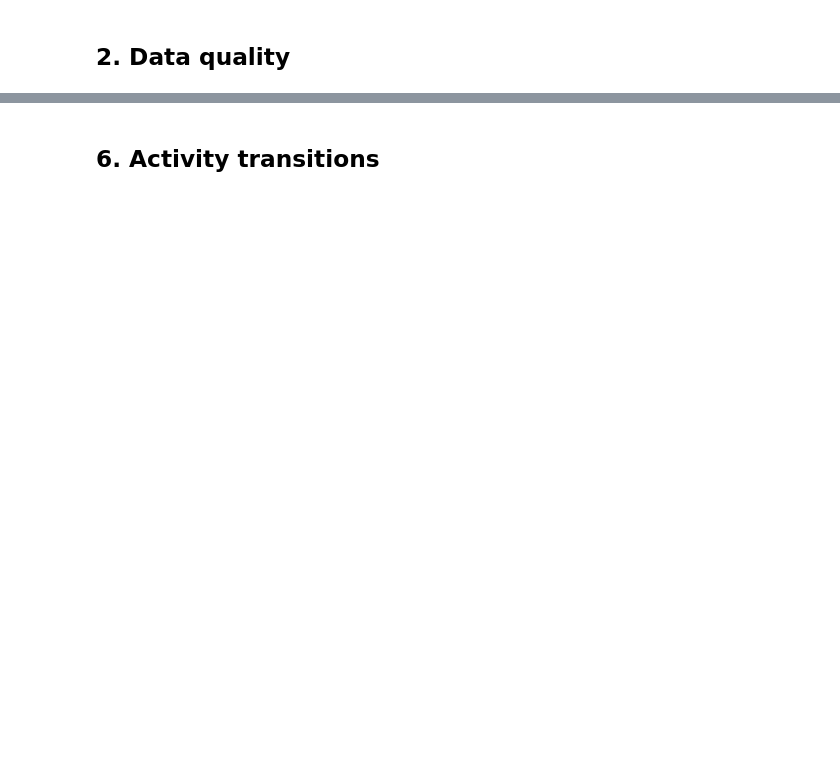
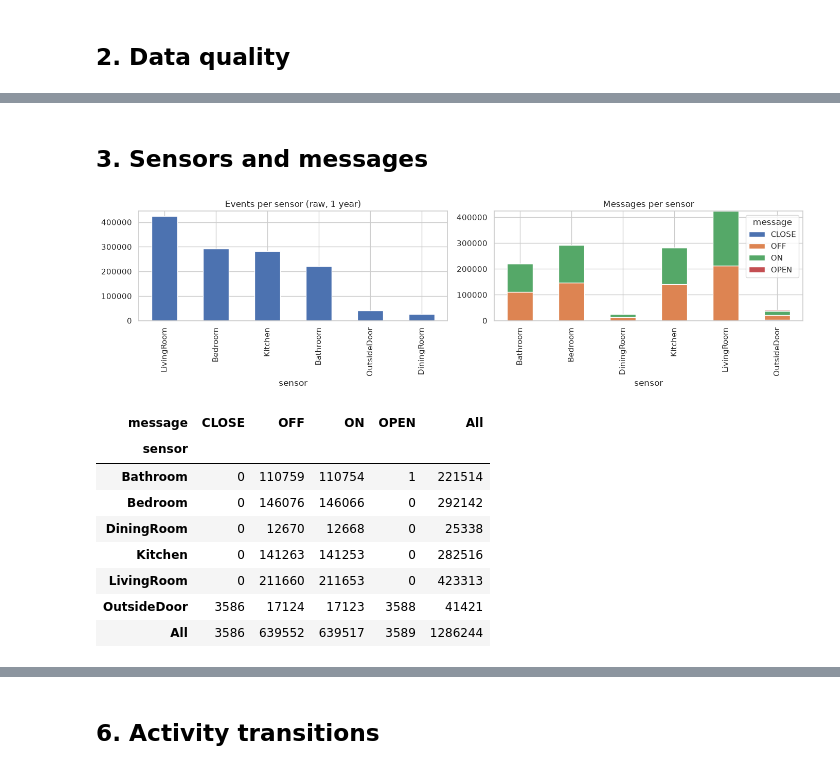
Before and after one commit to Kumarutkarsh9470/Assignment, a Jupyter notebook: 01_EDA_CASAS.ipynb, the cells around one changed output, grey strips where cells are left out. Saved outputs shown, nothing was run; the diff lists cells and outputs as text; code cells hidden in the pictures; blank space fills up the shorter version.

```diff
--- a/01_EDA_CASAS.ipynb
+++ b/01_EDA_CASAS.ipynb
@@ -230,3 +0,0 @@ inv.sort_values("size_MB", ascending=False).head(20)
-# %%
-df = load_casas(DATA_DIR, max_files=MAX_FILES, cache=OUT_DIR / f"casas_events_{MAX_FILES or 'all'}.parquet")
-df.head(10)
@@ -241,0 +41,26 @@ df.describe(include="all").T
+# %%
+def load_raw(path):
+    df = pd.read_csv(path, sep=" ", header=None, names=["date", "time", "sensor", "message"])
+    df["timestamp"] = pd.to_datetime(df["date"] + " " + df["time"], format="ISO8601")
+    return df[["timestamp", "sensor", "message"]].astype({"sensor": "category", "message": "category"})
+
+
+def load_labeled(path):
+    df = pd.read_csv(path, header=None, names=["date", "time", "sensor", "message", "label"])
+    df["timestamp"] = pd.to_datetime(df["date"] + " " + df["time"], format="ISO8601")
+    m = df["label"].str.extract(r'^(\w+)(?:="(begin|end)")?$')
+    name, mark = m[0], m[1]
+    state = pd.Series(np.select([mark.eq("begin"), mark.eq("end")], [name, "<end>"], ""), index=df.index)
+    state = state.replace("", np.nan).ffill()
+    inside = state.notna() & state.ne("<end>")
+    df["activity"] = np.where(mark.eq("end"), name, np.where(inside, state, name.fillna("Other")))
+    df = df.sort_values("timestamp", kind="stable").reset_index(drop=True)
+    return df[["timestamp", "sensor", "message", "activity"]].astype(
+        {"sensor": "category", "message": "category", "activity": "category"})
+
+
+raw = load_raw(RAW)
+lab = load_labeled(LAB)
+print("raw:", raw.shape, "| labeled:", lab.shape)
+display(raw.head())
+display(lab.head())
@@ -385,0 +114,7 @@ plt.title("Where do activities happen? (activity x room)"); plt.show()
+# %%
+days = raw.set_index("timestamp").resample("D").size()
+print("days in range:", len(days), "| days with no events:", int((days == 0).sum()))
+gaps = raw.timestamp.diff()
+print("longest gaps between events:")
+top = gaps.nlargest(5)
+pd.DataFrame({"gap": top.values, "after": raw.timestamp[top.index - 1].values})
@@ -385,0 +130,19 @@ plt.title("Where do activities happen? (activity x room)"); plt.show()
+# %% [markdown]
+## 3. Sensors and messages
+# %%
+fig, ax = plt.subplots(1, 2, figsize=(14, 4))
+raw.sensor.value_counts().plot.bar(ax=ax[0], color="C0", title="Events per sensor (raw, 1 year)")
+pd.crosstab(raw.sensor, raw.message).plot.bar(stacked=True, ax=ax[1], title="Messages per sensor")
+plt.tight_layout(); plt.show()
+pd.crosstab(raw.sensor, raw.message, margins=True)
+# %% [output]
+[figure, added]
+| message | CLOSE | OFF | ON | OPEN | All |
+| sensor |  |  |  |  |  |
+| Bathroom | 0 | 110759 | 110754 | 1 | 221514 |
+| Bedroom | 0 | 146076 | 146066 | 0 | 292142 |
+| DiningRoom | 0 | 12670 | 12668 | 0 | 25338 |
+| Kitchen | 0 | 141263 | 141253 | 0 | 282516 |
+| LivingRoom | 0 | 211660 | 211653 | 0 | 423313 |
+| OutsideDoor | 3586 | 17124 | 17123 | 3588 | 41421 |
+| All | 3586 | 639552 | 639517 | 3589 | 1286244 |
```
Also changed, not shown: parts of 53 cells of this notebook, 13 other files.
